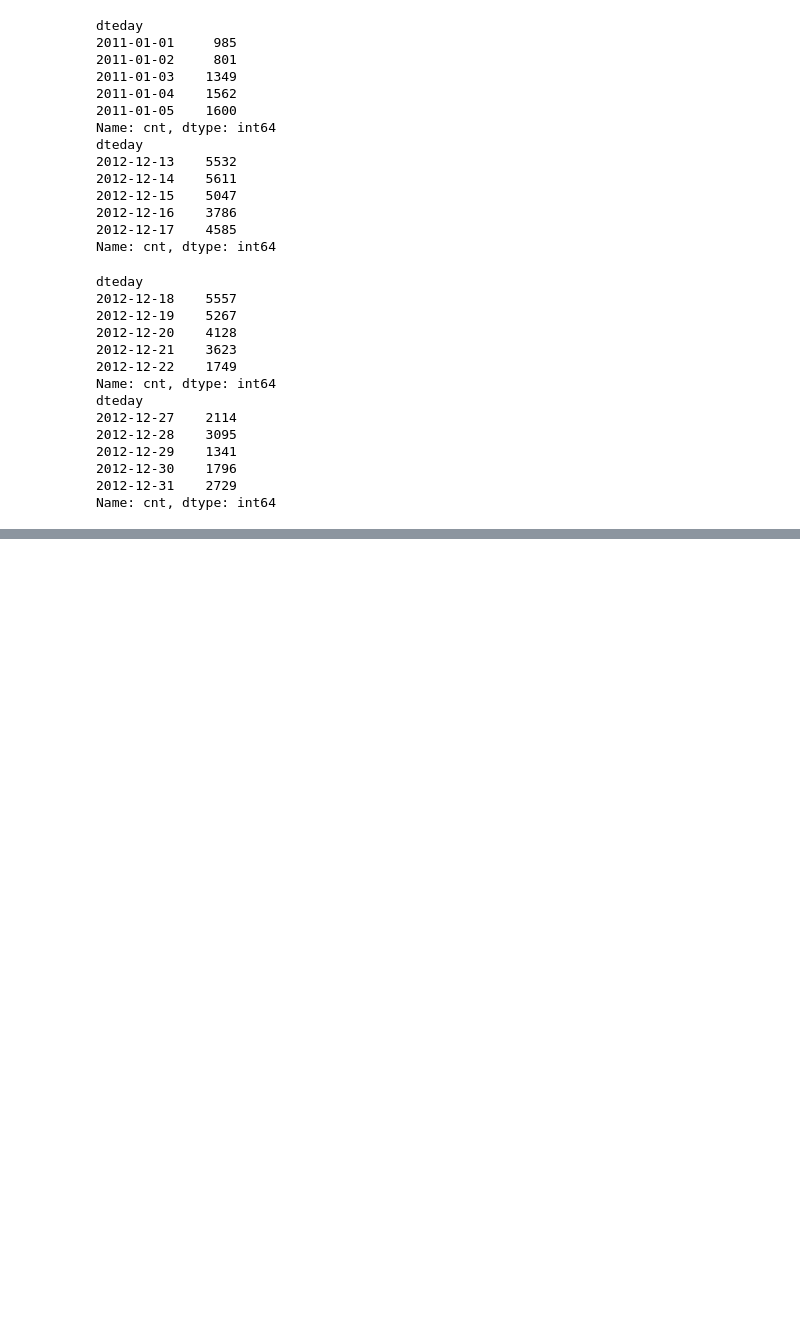
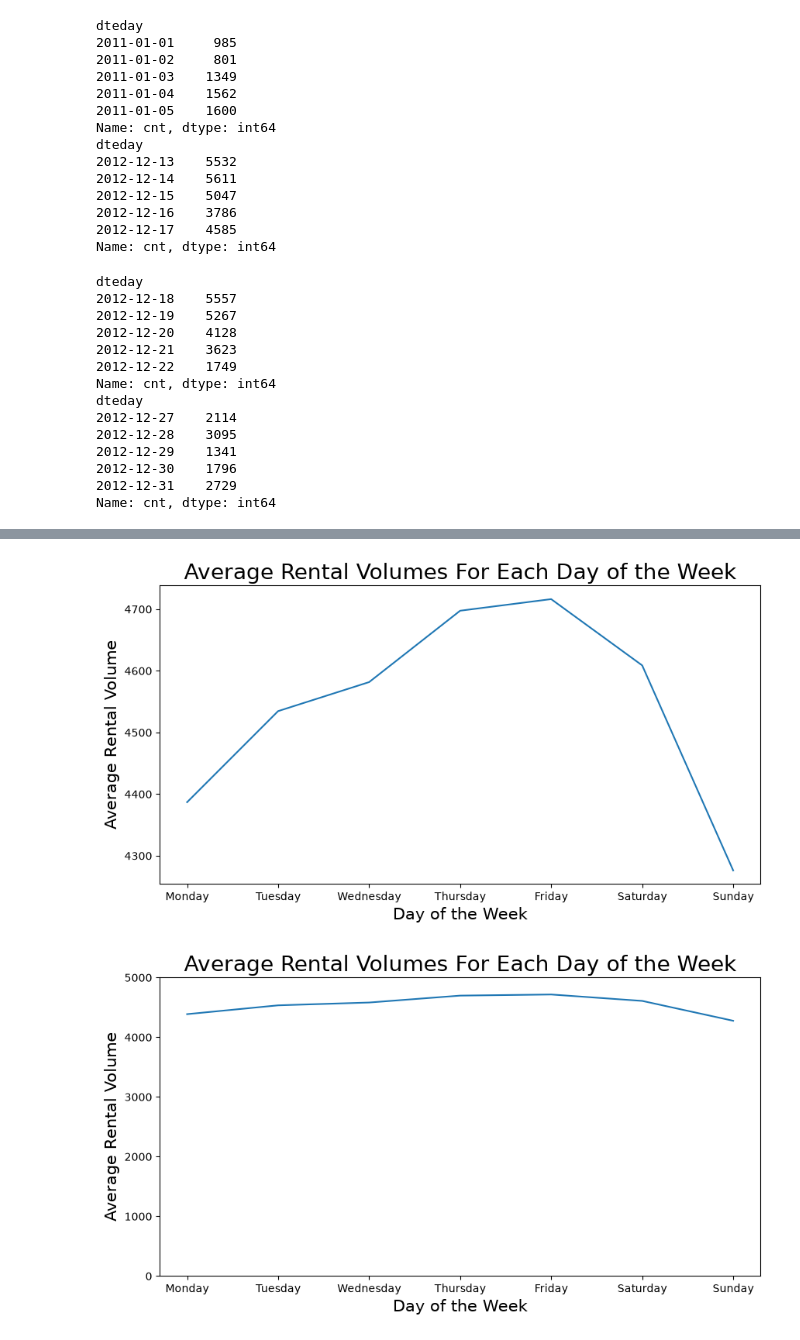
Before and after one commit to KaiserLycan/UCI-Bike-Rental-Forecasting-with-SARIMA, a Jupyter notebook: notebooks/01-Bike-Rental-Forecasting-With-SARIMA.ipynb, the cells around one changed output, grey strips where cells are left out. Cells and saved outputs as stored; diff of their text form; code cells hidden in the pictures; blank space fills up the shorter version.

```diff
--- a/notebooks/01-Bike-Rental-Forecasting-With-SARIMA.ipynb
+++ b/notebooks/01-Bike-Rental-Forecasting-With-SARIMA.ipynb
@@ -169,11 +168,14 @@ training_set.index.dtype
 days_order = ["Monday", "Tuesday", "Wednesday", "Thursday", "Friday", "Saturday", "Sunday"]
 
 weekly_summary = (
-    training_set.groupby(training_set.index.day_name())["cnt"]
+    training_set.groupby(training_set.index.day_name())
     .agg(mean_rentals="mean", sample_size="count")
     .reindex(days_order)
 )
 
 print("Unsorted Weekly Summary")
 print(weekly_summary)
+
+print("\nSorted Weekly Summary")
+print(weekly_summary.sort_values(by='mean_rentals'))
 # %% [output]
@@ -181,3 +199,21 @@ KeyError: 'Column not found: cnt'
+# %%
+# Plotting Weekly Summary for easier analysis
+plt.figure(figsize=(10,5))
+plt.title("Average Rental Volumes For Each Day of the Week", fontdict={'size': 20})
+weekly_summary['mean_rentals'].plot()
+plt.xlabel("Day of the Week", fontdict={"size": 15})
+plt.ylabel("Average Rental Volume", fontdict={"size": 15})
+plt.show()
+plt.figure(figsize=(10,5))
+plt.title("Average Rental Volumes For Each Day of the Week", fontdict={'size': 20})
+weekly_summary['mean_rentals'].plot()
+plt.xlabel("Day of the Week", fontdict={"size": 15})
+plt.ylabel("Average Rental Volume", fontdict={"size": 15})
+plt.ylim(0, 5000)
+plt.show()
+# %% [output]
+[figure, added]
+[figure, added]
 # %%
 max_mean = weekly_summary.loc[weekly_summary['mean_rentals'].idxmax()]
 min_mean = weekly_summary.loc[weekly_summary['mean_rentals'].idxmin()]
```
Also changed, not shown: parts of 5 cells of this notebook.
